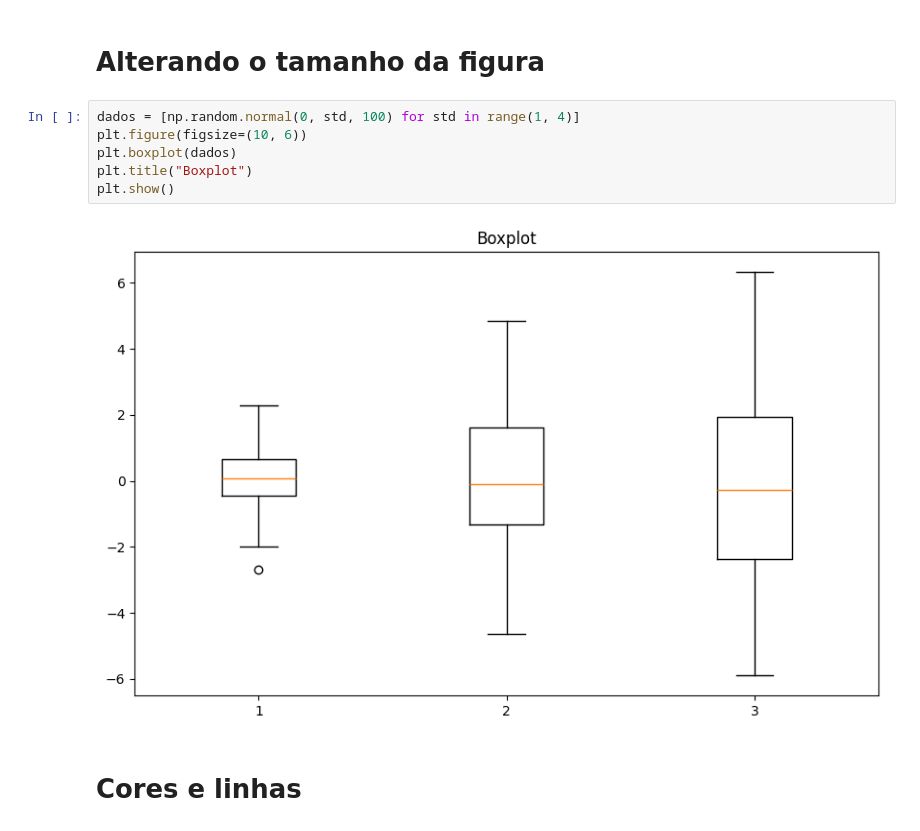
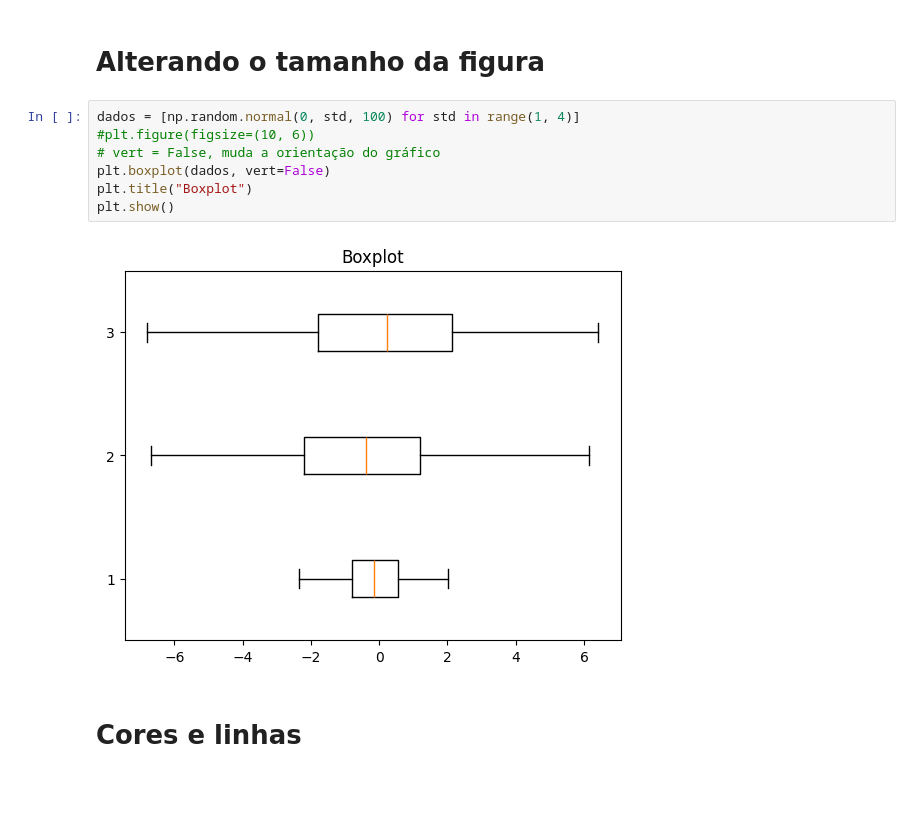
Before and after one commit to rodrigoh/progIII_25_2, a Jupyter notebook: aula12/exemplosMatplotLib.ipynb, the cells around one changed output. Drawn from its saved outputs; the diff is of its cells as text; blank space fills up the shorter version.

```diff
--- a/aula12/exemplosMatplotLib.ipynb
+++ b/aula12/exemplosMatplotLib.ipynb
@@ -91,12 +91,13 @@ plt.show()
 # Alterando o tamanho da figura
 # %%
 dados = [np.random.normal(0, std, 100) for std in range(1, 4)]
-plt.figure(figsize=(10, 6))
-plt.boxplot(dados)
+#plt.figure(figsize=(10, 6))
+# vert = False, muda a orientação do gráfico
+plt.boxplot(dados, vert=False)
 plt.title("Boxplot")
 plt.show()
 # %% [output]
-[figure, old version]
+[figure, new version]
 # %% [markdown]
 # Cores e linhas
 # %%
```
Also changed, not shown: 3 other files.
